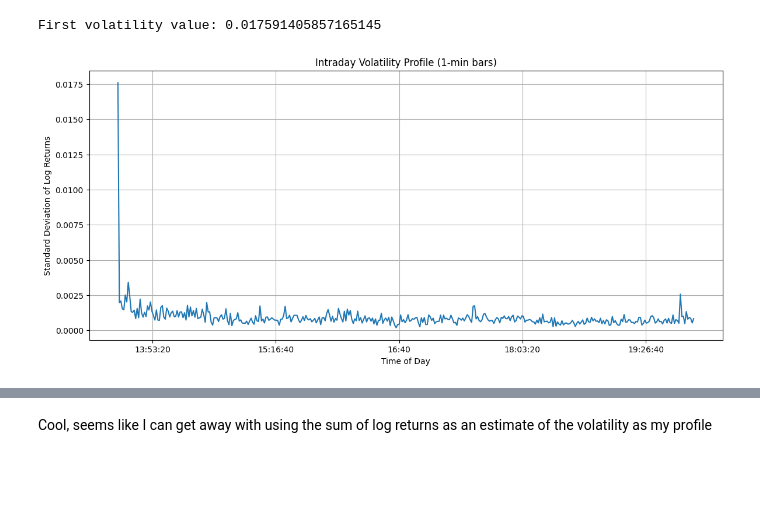
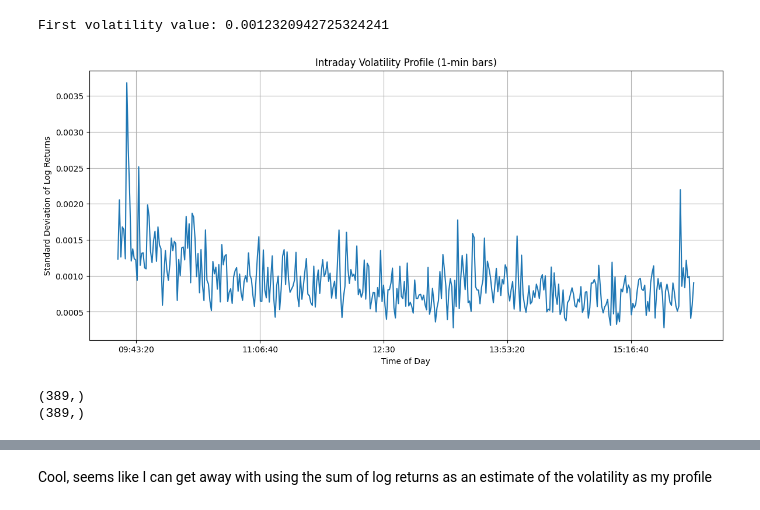
Before and after one commit to OriSavir/MonteMarkets, a Jupyter notebook: notebooks/eda.ipynb, the cells around one changed output, grey strips where cells are left out. Saved outputs shown, nothing was run; the diff lists cells and outputs as text; code cells hidden in the pictures; blank space fills up the shorter version.

Commit message:
Fixed issue with drift during open

```diff
--- a/notebooks/eda.ipynb
+++ b/notebooks/eda.ipynb
@@ -8,9 +8,10 @@ import yfinance as yf
 import datetime
 from arch import arch_model
 # %%
-ticker = 'AAPL'
+ticker = 'META'
 data = yf.download(ticker, period='8d', interval='1m')
 data = data.reset_index()
+data['Datetime'] = data['Datetime'].dt.tz_convert('America/New_York')
 data.columns = [col[0] if isinstance(col, tuple) else col for col in data.columns]
 data.head()
 # %% [output]
@@ -46,16 +51,27 @@ Index(['Datetime', 'Close', 'High', 'Low', 'Open', 'Volume', 'Return',
 # %%
 data['Time'] = data['Datetime'].dt.time
-vol_profile = data.groupby('Time')['Log_Return'].std()
+data = data.set_index('Datetime')
+intraday = data.between_time(datetime.time(9, 31), datetime.time(16, 0))
+intraday = intraday.reset_index()
+data = data.reset_index()
+vol_profile = intraday.groupby('Time')['Log_Return'].std()
+drift = intraday.groupby('Time')['Log_Return'].mean()
 
 plt.figure(figsize=(14,6))
 vol_profile.plot()
 #print first volatility value
 print(f"First volatility value: {vol_profile.iloc[0]}")
 plt.title('Intraday Volatility Profile (1-min bars)')
 plt.xlabel('Time of Day')
 plt.ylabel('Standard Deviation of Log Returns')
 plt.grid()
 plt.show()
 # %% [output]
-First volatility value: 0.017591405857165145
+First volatility value: 0.0012320942725324241
-[figure, old version]
+[figure, new version]
+# %%
+print(vol_profile.shape)
+print(drift.shape)
+# %% [output]
+(389,)
+(389,)
```
Also changed, not shown: parts of 19 cells of this notebook, 2 other files.
